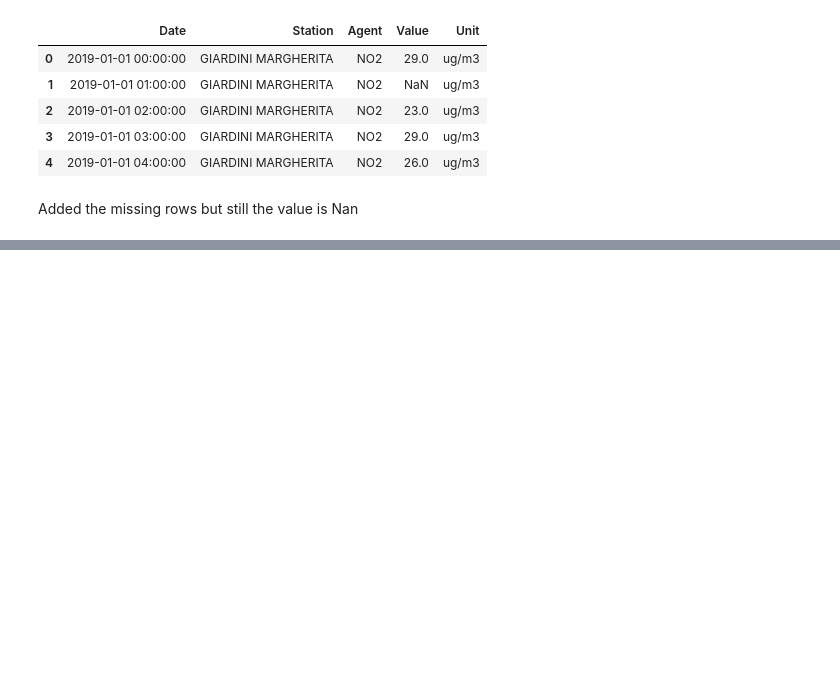
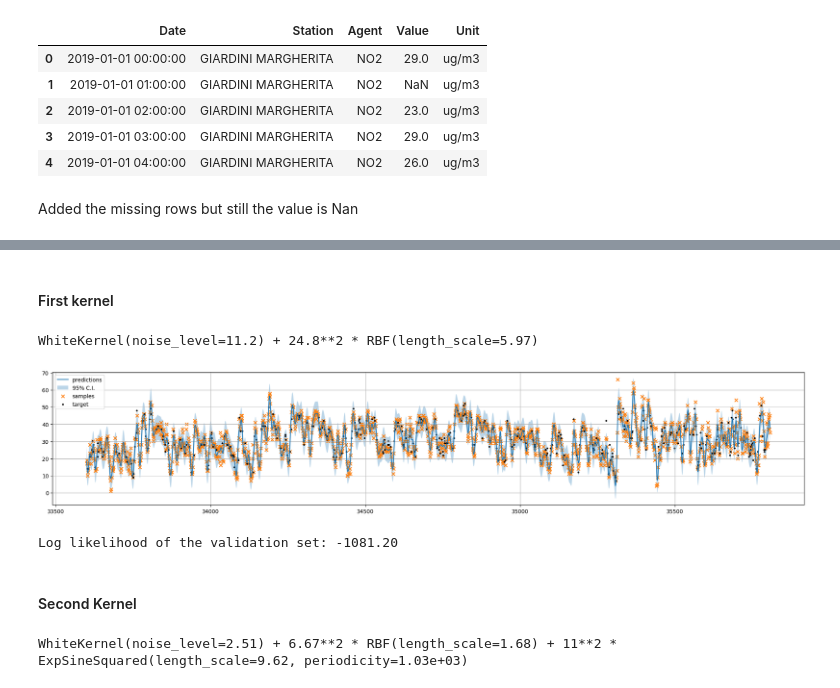
Before and after one commit to davidesonno/AII-project, a Jupyter notebook: 1-pollution_preprocessing.ipynb, the cells around one changed output, grey strips where cells are left out. Saved outputs shown, nothing was run; the diff lists cells and outputs as text; code cells hidden in the pictures; blank space fills up the shorter version.

```diff
--- a/1-pollution_preprocessing.ipynb
+++ b/1-pollution_preprocessing.ipynb
@@ -180,0 +258,60 @@ dtype: int64
+# %%
+np.random.seed(42)
+idx = np.arange(len(tmp))
+np.random.shuffle(idx[1:-1]) # do not shuffle the first/last point
+t = idx[1]; idx[1] = idx[-1]; idx[-1] = t # keep first/last points in the left half (??????????????????????????????????????????????????????????????????????????)
+
+split=0.8 # maybe a bit more than 2/3 since that there are little missing values?
+sep = int(len(idx) * split)
+train_data = tmp.iloc[idx[:sep]]
+test_data = tmp.iloc[idx[sep:]]
+# %%
+from sklearn.gaussian_process.kernels import RBF, ConstantKernel, WhiteKernel
+from sklearn.gaussian_process.kernels import ExpSineSquared, DotProduct, Matern
+from sklearn.gaussian_process import GaussianProcessRegressor
+from scipy.stats import norm
+
+figsize=(20,4)
+# %% [markdown]
+#### First kernel
+# %%
+kernel = WhiteKernel(1e-3, (1e-4, 1e2))
+kernel += ConstantKernel(1, (1e-2, 5e3)) * RBF(1, (1e-1, 1e1))
+
+np.random.seed(42)
+gp = GaussianProcessRegressor(kernel=kernel, n_restarts_optimizer=3)
+gp.fit(train_data[['Date_idx']], train_data['Value'])
+print(gp.kernel_)
+# %% [output]
+WhiteKernel(noise_level=11.2) + 24.8**2 * RBF(length_scale=5.97)
+# %%
+pred, std = gp.predict(segment[['Date_idx']], return_std=True)
+pred = pd.Series(index=segment.index, data=pred)
+std = pd.Series(index=segment.index, data=std)
+# %%
+plot_gp(target_samples=test_data['Value'], samples=train_data['Value'], pred=pred, std=std, figsize=figsize)
+# %% [output]
+[figure, added]
+# %%
+# Obtain predictions for the validation data
+pred_ts = pred[test_data.index]
+std_ts = std[test_data.index]
+
+ldens = norm.logpdf(test_data['Value'], pred_ts, std_ts)
+ll = np.sum(ldens)
+print(f'Log likelihood of the validation set: {ll:.2f}')
+# %% [output]
+Log likelihood of the validation set: -1081.20
+# %% [markdown]
+#### Second Kernel
+# %%
+kernel = WhiteKernel(1e-3, (1e-4, 1e2))
+kernel += ConstantKernel(1, (1e-2, 1e3)) * RBF(1, (1e-1, 1e1))
+kernel += ConstantKernel(1, (1e-2, 1e3)) * ExpSineSquared(1, 2000, (1e-1, 1e1), (900, 2100))
+
+np.random.seed(42)
+gp = GaussianProcessRegressor(kernel=kernel, n_restarts_optimizer=3)
+gp.fit(train_data[['Date_idx']], train_data['Value'])
+print(gp.kernel_)
+# %% [output]
+WhiteKernel(noise_level=2.51) + 6.67**2 * RBF(length_scale=1.68) + 11**2 * ExpSineSquared(length_scale=9.62, periodicity=1.03e+03)
```
Also changed, not shown: parts of 53 cells of this notebook, 6 other files.
